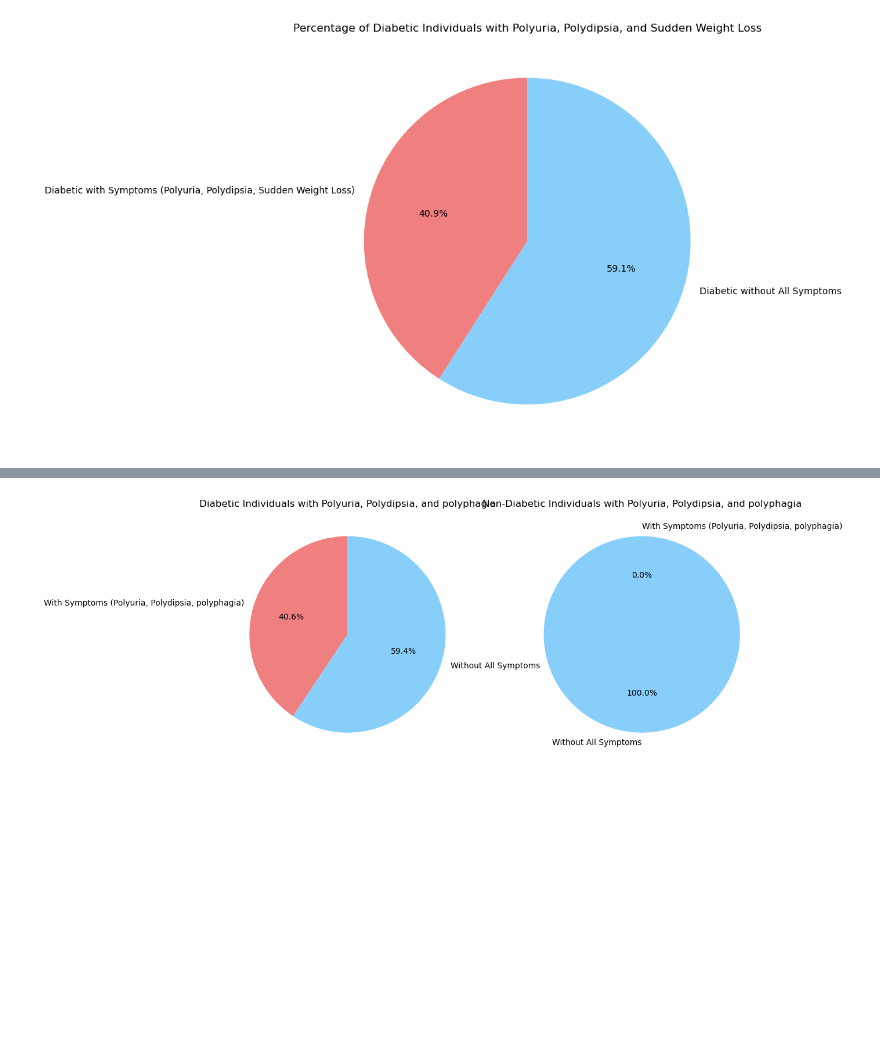
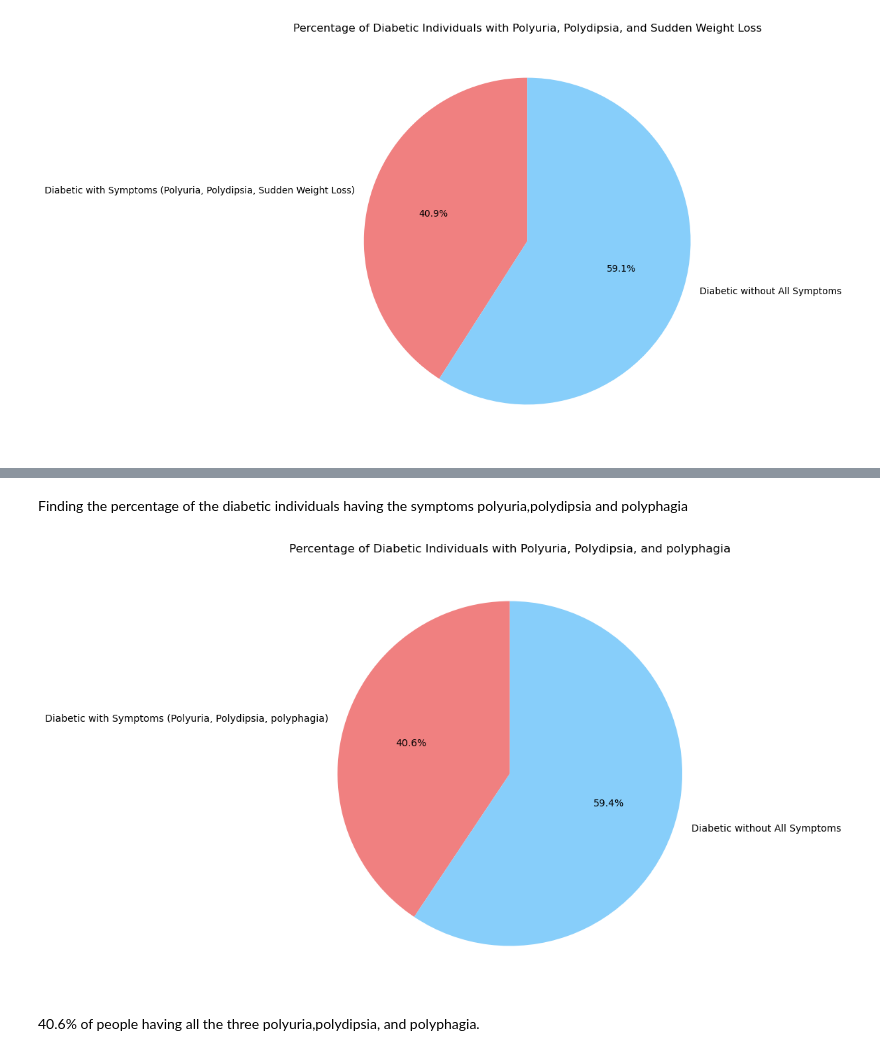
Before and after one commit to deepika3006/srisaideepikanallamilli-GlucoSense-Infy-Nov24, a Jupyter notebook: diabetes_data.ipynb, the cells around one changed output, grey strips where cells are left out. Cells and saved outputs as stored; diff of their text form; code cells hidden in the pictures; blank space fills up the shorter version.

```diff
--- a/diabetes_data.ipynb
+++ b/diabetes_data.ipynb
@@ -76,9 +133,4 @@ for symptom in ['polyuria', 'polydipsia', 'sudden_weight_loss', 'partial_paresis
 # %%
-import pandas as pd
-import matplotlib.pyplot as plt
-
-# Load the dataset
-data = pd.read_csv('diabetes.csv')
 
 # Filter for diabetic individuals with all three symptoms present
 diabetic_with_symptoms = data[(data['Diabetic'] == 1) &
@@ -260,47 +159,26 @@ plt.show()
+# %% [markdown]
+Finding the percentage of the diabetic individuals having the symptoms polyuria,polydipsia and polyphagia
 # %%
-import pandas as pd
-import matplotlib.pyplot as plt
-
-# Load the dataset
-data = pd.read_csv('diabetes.csv')
-
-# Filter diabetic individuals with all three symptoms present
 diabetic_with_symptoms = data[(data['Diabetic'] == 1) &
                               (data['polyuria'] == 1) &
                               (data['polydipsia'] == 1) &
                               (data['polyphagia'] == 1)]
 
-# Calculate counts for diabetic individuals
+# Calculate counts for pie chart
+diabetic_with_symptoms_count = diabetic_with_symptoms.shape[0]
 total_diabetic_count = data[data['Diabetic'] == 1].shape[0]
-diabetic_with_symptoms_count = diabetic_with_symptoms.shape[0]
 
-# Filter non-diabetic individuals with all three symptoms present
-non_diabetic_with_symptoms = data[(data['Diabetic'] == 0) &
-                                  (data['polyuria'] == 1) &
-                                  (data['polydipsia'] == 1) &
-                                  (data['polyphagia'] == 1)]
-
-# Calculate counts for non-diabetic individuals
-total_non_diabetic_count = data[data['Diabetic'] == 0].shape[0]
-non_diabetic_with_symptoms_count = non_diabetic_with_symptoms.shape[0]
-
-# Prepare data for pie charts
-sizes_diabetic = [diabetic_with_symptoms_count, total_diabetic_count - diabetic_with_symptoms_count]
-sizes_non_diabetic = [non_diabetic_with_symptoms_count, total_non_diabetic_count - non_diabetic_with_symptoms_count]
-labels = ['With Symptoms (Polyuria, Polydipsia, polyphagia)', 'Without All Symptoms']
+# Values for pie chart
+sizes = [diabetic_with_symptoms_count, total_diabetic_count - diabetic_with_symptoms_count]
+labels = ['Diabetic with Symptoms (Polyuria, Polydipsia, polyphagia)', 'Diabetic without All Symptoms']
 colors = ['lightcoral', 'lightskyblue']
 
-# Plot pie chart for diabetic individuals
-plt.figure(figsize=(12, 6))
-plt.subplot(1, 2, 1)
-plt.pie(sizes_diabetic, labels=labels, autopct='%1.1f%%', startangle=90, colors=colors)
-plt.title("Diabetic Individuals with Polyuria, Polydipsia, and polyphagia")
-
-# Plot pie chart for non-diabetic individuals
-plt.subplot(1, 2, 2)
-plt.pie(sizes_non_diabetic, labels=labels, autopct='%1.1f%%', startangle=90, colors=colors)
-plt.title("Non-Diabetic Individuals with Polyuria, Polydipsia, and polyphagia")
-
+# Plot pie chart
+plt.figure(figsize=(8, 8))
+plt.pie(sizes, labels=labels, autopct='%1.1f%%', startangle=90, colors=colors)
+plt.title("Percentage of Diabetic Individuals with Polyuria, Polydipsia, and polyphagia")
 plt.show()
 # %% [output]
-[figure, old version]
+[figure, new version]
+# %% [markdown]
+40.6% of people having all the three polyuria,polydipsia, and polyphagia.
```
Also changed, not shown: parts of 16 cells of this notebook.
